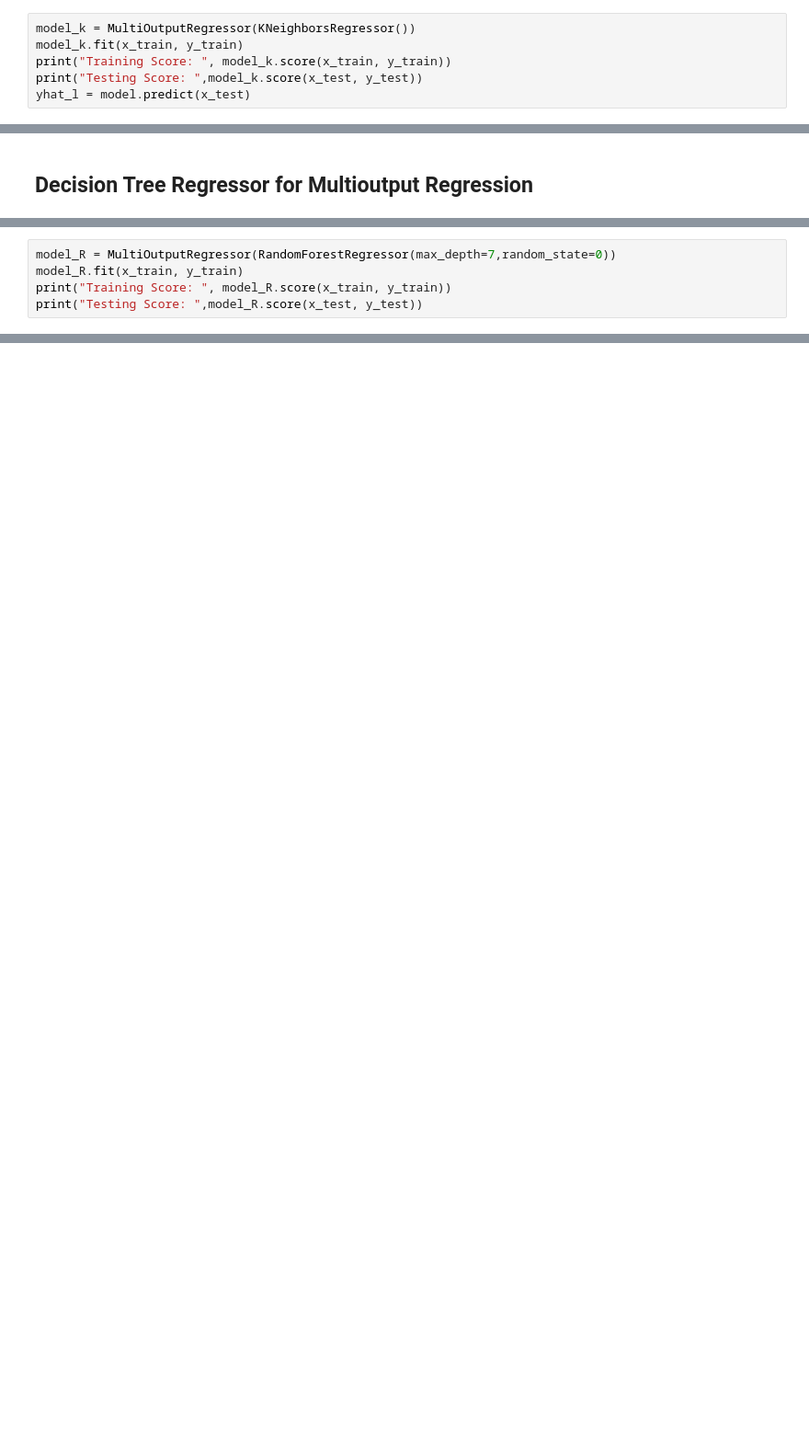
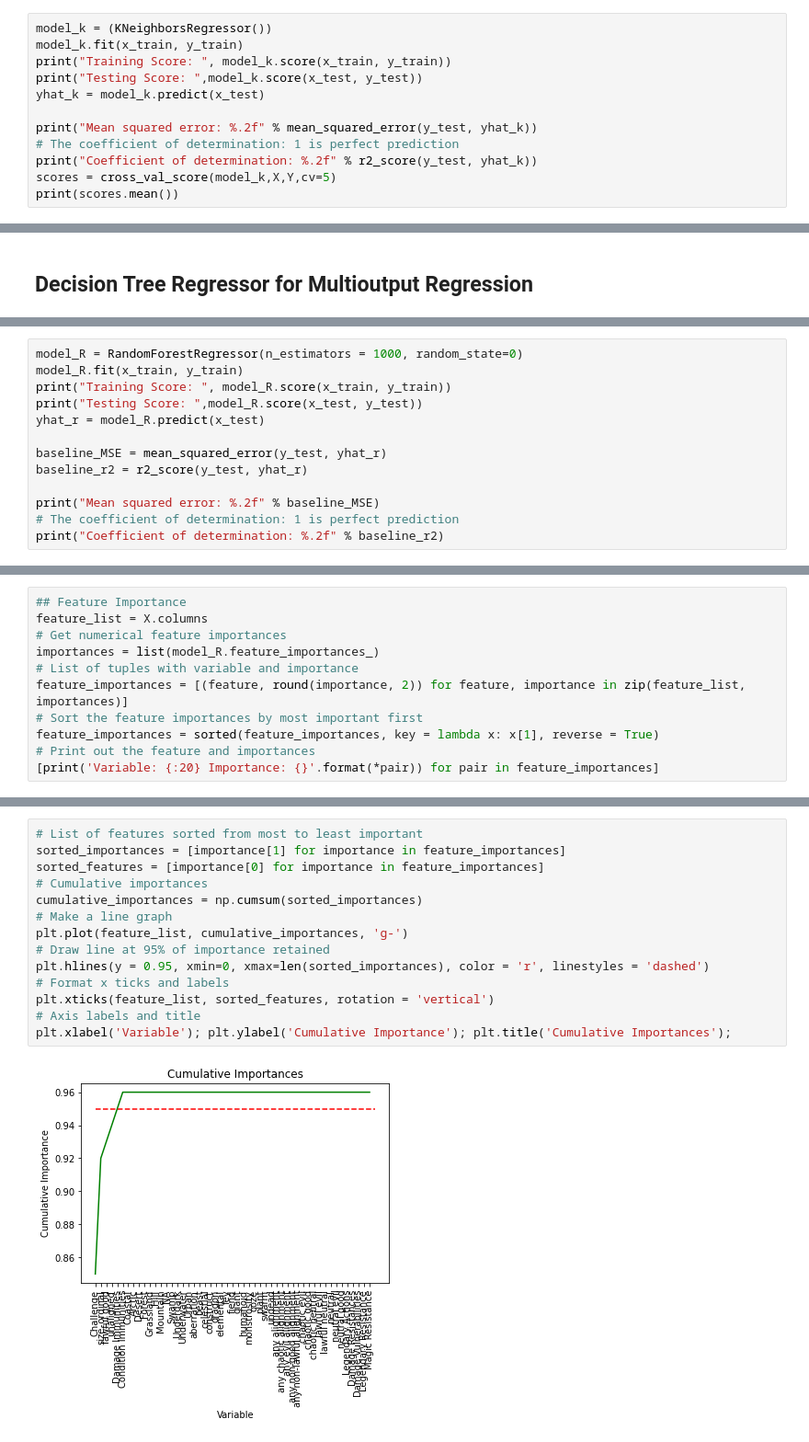
Before and after one commit to chabazite/DnD_Monsters, a Jupyter notebook: notebooks/5.0_ASI_Modeling.ipynb, the cells around one changed output, grey strips where cells are left out. Shown: that part at 92% size. Cells and saved outputs as stored; diff of their text form; blank space fills up the shorter version.

Commit message:
having trouble with multioutput modeling

```diff
--- a/notebooks/5.0_ASI_Modeling.ipynb
+++ b/notebooks/5.0_ASI_Modeling.ipynb
@@ -90,9 +101,15 @@ Testing Score:  0.6008806351547723
 # %% [markdown]
 ## k-Nearest Neighbors for Multioutput Regression
 # %%
-model_k = MultiOutputRegressor(KNeighborsRegressor())
+model_k = (KNeighborsRegressor())
 model_k.fit(x_train, y_train)
 print("Training Score: ", model_k.score(x_train, y_train))
 print("Testing Score: ",model_k.score(x_test, y_test))
-yhat_l = model.predict(x_test)
+yhat_k = model_k.predict(x_test)
+
+print("Mean squared error: %.2f" % mean_squared_error(y_test, yhat_k))
+# The coefficient of determination: 1 is perfect prediction
+print("Coefficient of determination: %.2f" % r2_score(y_test, yhat_k))
+scores = cross_val_score(model_k,X,Y,cv=5)
+print(scores.mean())
 # %% [output]
@@ -114,6 +146,14 @@ Testing Score:  0.4953520957661531
 # %%
-model_R = MultiOutputRegressor(RandomForestRegressor(max_depth=7,random_state=0))
+model_R = RandomForestRegressor(n_estimators = 1000, random_state=0)
 model_R.fit(x_train, y_train)
 print("Training Score: ", model_R.score(x_train, y_train))
 print("Testing Score: ",model_R.score(x_test, y_test))
+yhat_r = model_R.predict(x_test)
+
+baseline_MSE = mean_squared_error(y_test, yhat_r)
+baseline_r2 = r2_score(y_test, yhat_r)
+
+print("Mean squared error: %.2f" % baseline_MSE)
+# The coefficient of determination: 1 is perfect prediction
+print("Coefficient of determination: %.2f" % baseline_r2)
 # %% [output]
@@ -121,0 +166,11 @@ Testing Score:  0.6706652268979919
+# %%
+## Feature Importance
+feature_list = X.columns
+# Get numerical feature importances
+importances = list(model_R.feature_importances_)
+# List of tuples with variable and importance
+feature_importances = [(feature, round(importance, 2)) for feature, importance in zip(feature_list, importances)]
+# Sort the feature importances by most important first
+feature_importances = sorted(feature_importances, key = lambda x: x[1], reverse = True)
+# Print out the feature and importances
+[print('Variable: {:20} Importance: {}'.format(*pair)) for pair in feature_importances]
@@ -121,0 +212,16 @@ Testing Score:  0.6706652268979919
+# %%
+# List of features sorted from most to least important
+sorted_importances = [importance[1] for importance in feature_importances]
+sorted_features = [importance[0] for importance in feature_importances]
+# Cumulative importances
+cumulative_importances = np.cumsum(sorted_importances)
+# Make a line graph
+plt.plot(feature_list, cumulative_importances, 'g-')
+# Draw line at 95% of importance retained
+plt.hlines(y = 0.95, xmin=0, xmax=len(sorted_importances), color = 'r', linestyles = 'dashed')
+# Format x ticks and labels
+plt.xticks(feature_list, sorted_features, rotation = 'vertical')
+# Axis labels and title
+plt.xlabel('Variable'); plt.ylabel('Cumulative Importance'); plt.title('Cumulative Importances');
+# %% [output]
+[figure, added]
```
Also changed, not shown: parts of 13 cells of this notebook, 1 other file.
